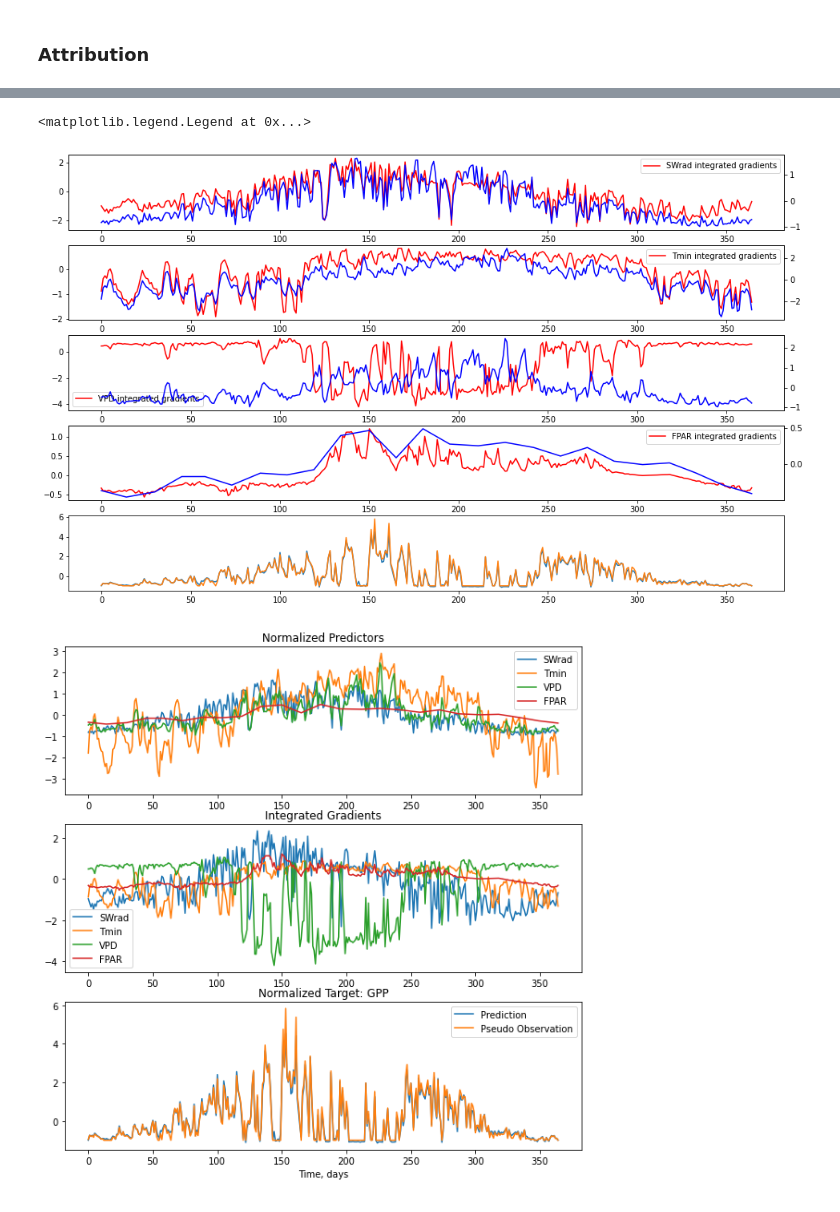
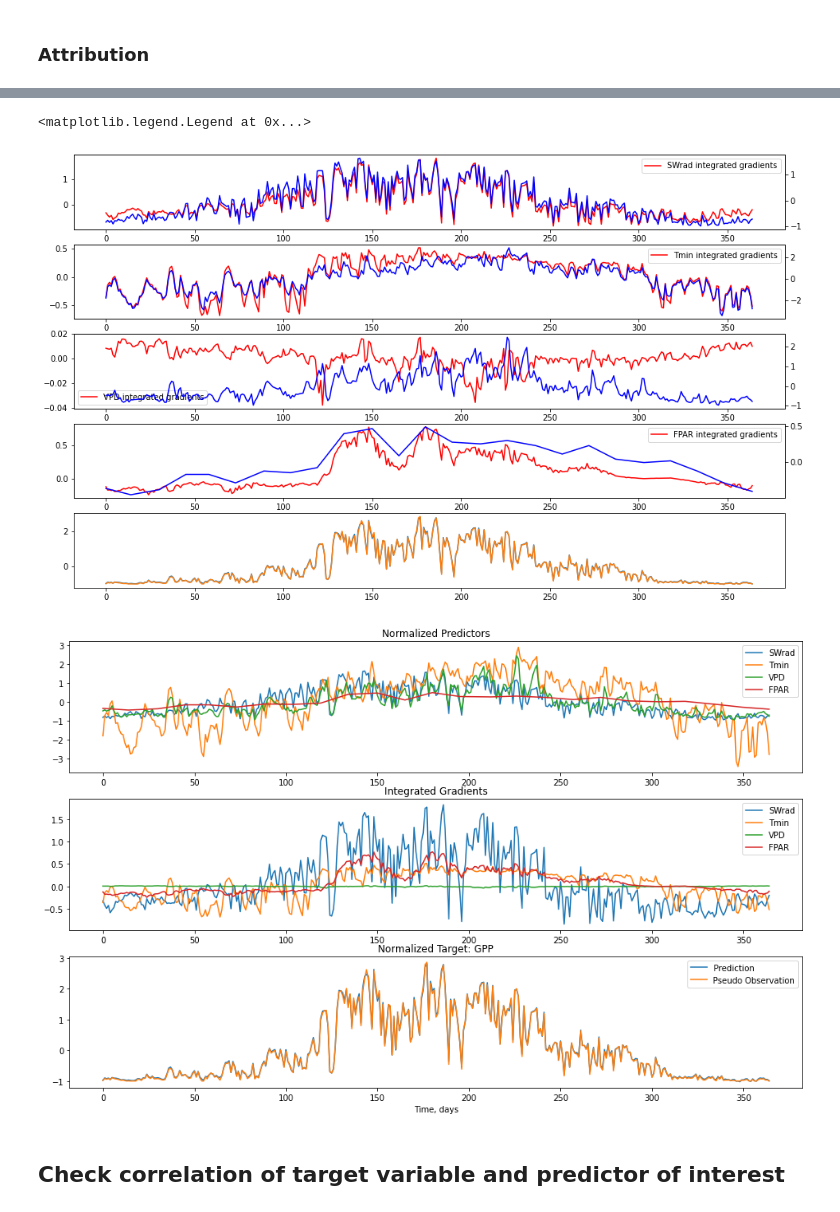
Before and after one commit to pinplex/Hackathon-Attribution, a Jupyter notebook: pytorch_utils/train_gpp_model.ipynb, the cells around one changed output, grey strips where cells are left out. Drawn from its saved outputs; the diff is of its cells as text; code cells hidden in the pictures.

Commit message:
add other land cover type for GPP model; test integrated gradients for constant predictors

```diff
--- a/pytorch_utils/train_gpp_model.ipynb
+++ b/pytorch_utils/train_gpp_model.ipynb
@@ -20,9 +21,19 @@ from pytorch_utils.data_pipeline import TSData
 
 * For the training loader, we use a window size of 100 time steps from the range 1980-01-01 to 2000-12-31
 * For the validation loader, we use the entire sequence 2001-01-01 to 2020-12-31
+# %%
+## some settings
+LCT = 'MF' # land cover type
+norm_kind = 'mean_std' # min_max
+deseasonalize = False
+target_var = 'GPP_constant-VPD'
 # %%
 ## load data from csv to Xarray dataset
-df = pd.read_csv('../simple_gpp_model/data/predictor-variables+GPP_Jena.csv', index_col=0, parse_dates=True)
+df = pd.read_csv('../simple_gpp_model/data/predictor-variables+GPP_Jena_'+LCT+'.csv', index_col=0, parse_dates=True)
+
+if deseasonalize:
+    df = df.groupby(by=df.index.dayofyear).transform(lambda x: x - x.mean())
+
 ds = df.to_xarray().rename({'index': 'time'})
 ds = ds.sel(time=slice('1982-01-15', None)) # FAPAR is NaN the first two weeks
 # %%
@@ -34,14 +45,16 @@ plt.show()
 # %%
 train_loader = torch.utils.data.DataLoader(
-    TSData(ds=ds, features=['ssrd', 't2mmin', 'vpd', 'FPAR'], targets='GPP', time_slice=slice('1982', '2000'),
+    TSData(ds=ds, features=['ssrd', 't2mmin', 'vpd', 'FPAR'], targets=target_var, time_slice=slice('1982', '2000'),
            #normalize=False,
+           norm_kind=norm_kind,
           ),
     batch_size=50,
     shuffle=True)
 
 valid_loader = torch.utils.data.DataLoader(
-    TSData(ds=ds, features=['ssrd', 't2mmin', 'vpd', 'FPAR'], targets='GPP', time_slice=slice('2001', '2016'),
+    TSData(ds=ds, features=['ssrd', 't2mmin', 'vpd', 'FPAR'], targets=target_var, time_slice=slice('2001', '2016'),
            #normalize=False,
+           norm_kind=norm_kind,
            return_seq=True,
            ts_window_size=-1,
            norm_stats=train_loader.dataset.norm_stats
@@ -488,24 +361,26 @@ axes[2].legend()
 axes[3].legend()
 # %% [output]
 <matplotlib.legend.Legend at 0x...>
-[figure, old version]
+[figure, new version]
 # %%
-fig, axes = plt.subplots(3, 1, figsize=(10, 10))
+fig, axes = plt.subplots(3, 1, figsize=(16, 10))
 
 axes[0].set_title('Normalized Predictors')
 axes[0].plot(batch_x.detach().squeeze()[:365,:])
 axes[0].legend(['SWrad', 'Tmin', 'VPD', 'FPAR'])
 
 axes[1].set_title('Integrated Gradients')
 axes[1].plot(intgrads[:365,:])
 axes[1].legend(['SWrad', 'Tmin', 'VPD', 'FPAR'])
 
 axes[2].set_title('Normalized Target: GPP')
 axes[2].plot(batch_y_hat.detach().squeeze()[:365], label='Prediction')
 axes[2].plot(batch_y.detach().squeeze()[:365], label='Pseudo Observation')
 axes[2].legend()
 
 axes[2].set_xlabel('Time, days')
 plt.savefig('../plots/Integrated-Gradients_GPP_Teaser.png', dpi=300)
 # %% [output]
-[figure, old version]
+[figure, new version]
+# %% [markdown]
+## Check correlation of target variable and predictor of interest
```
Also changed, not shown: parts of 37 cells of this notebook, 6 other files.
